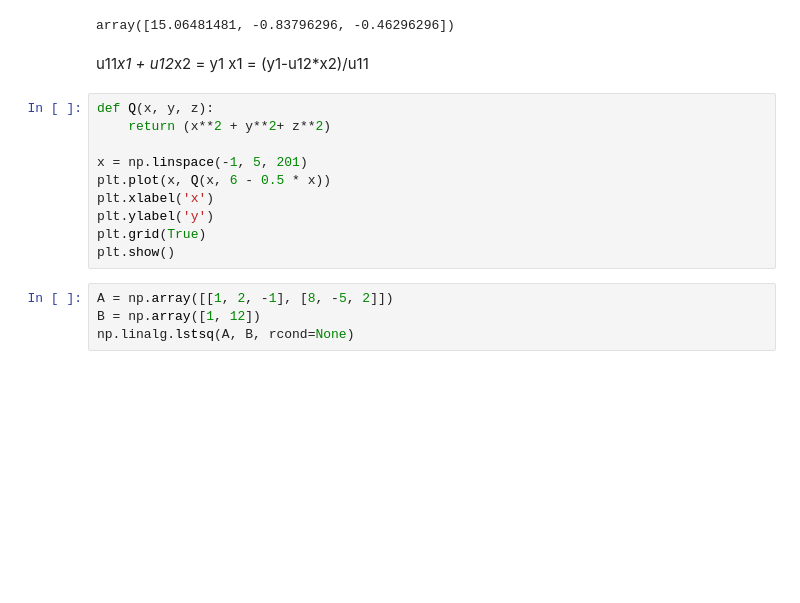
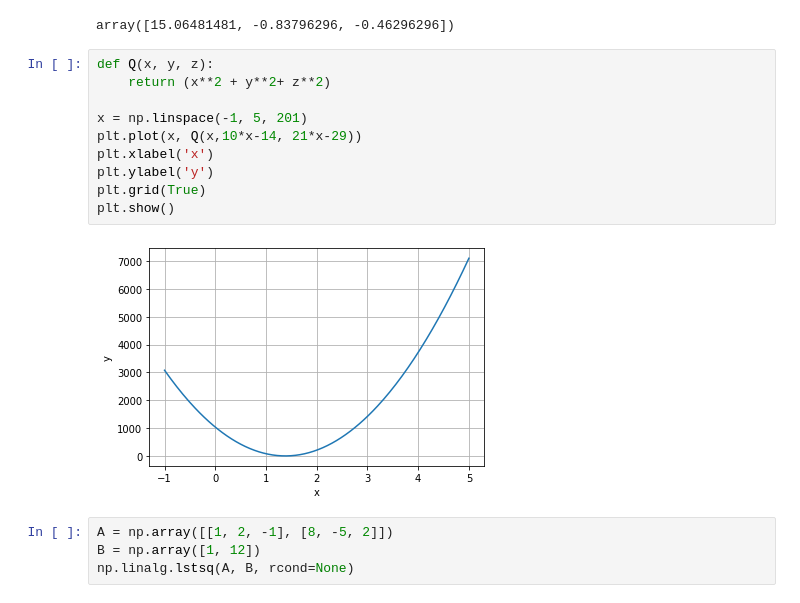
Before and after one commit to kokorozaci/Python-level1, a Jupyter notebook: math/dz7_2 math.ipynb, the cells around one changed output. Cells and saved outputs as stored; diff of their text form; blank space fills up the shorter version.

```diff
--- a/math/dz7_2 math.ipynb
+++ b/math/dz7_2 math.ipynb
@@ -98,19 +98,18 @@ np.linalg.solve(A, B)
 [12, 4.0, -13.0]
 [0.6018518518518519, -2.635648148148148, 5.635648148148148]
 array([15.06481481, -0.83796296, -0.46296296])
-# %% [markdown]
-u11*x1 + u12*x2 = y1
-x1 = (y1-u12*x2)/u11
 # %%
 def Q(x, y, z):
     return (x**2 + y**2+ z**2)
 
 x = np.linspace(-1, 5, 201)
-plt.plot(x, Q(x, 6 - 0.5 * x))
+plt.plot(x, Q(x,10*x-14, 21*x-29))
 plt.xlabel('x')
 plt.ylabel('y')
 plt.grid(True)
 plt.show()
+# %% [output]
+[figure, added]
 # %%
 A = np.array([[1, 2, -1], [8, -5, 2]])
 B = np.array([1, 12])
```
Also changed, not shown: parts of 1 cell of this notebook.
